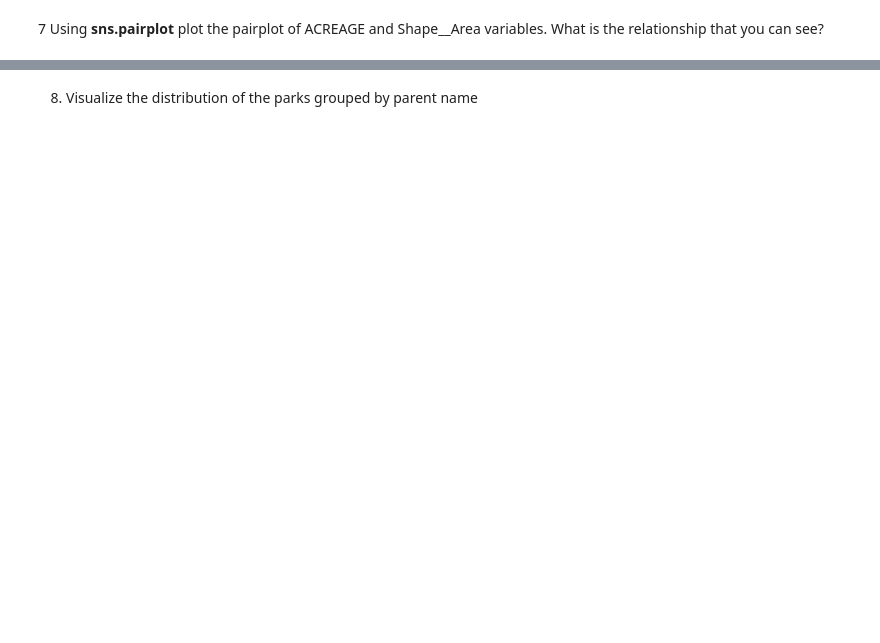
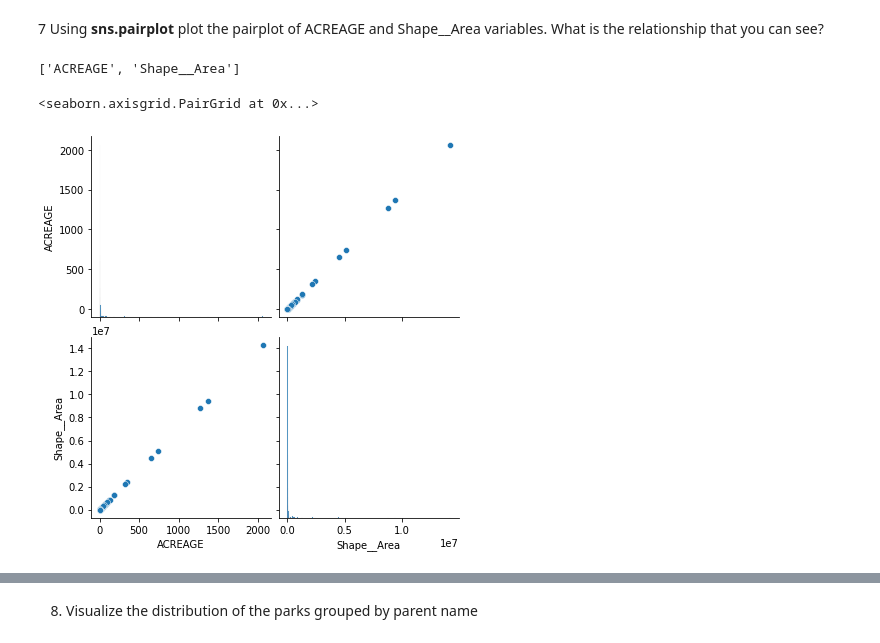
Before and after one commit to anner-paldor/geodata_course, a Jupyter notebook: HW2/HW2-Stats_Philly_Parks.ipynb, the cells around one changed output, grey strips where cells are left out. Saved outputs shown, nothing was run; the diff lists cells and outputs as text; code cells hidden in the pictures; blank space fills up the shorter version.

```diff
--- a/HW2/HW2-Stats_Philly_Parks.ipynb
+++ b/HW2/HW2-Stats_Philly_Parks.ipynb
@@ -239,10 +239,15 @@ group_park
 # %%
 # Plotting pairplot
 
-pair = ...
+pair = ['ACREAGE', 'Shape__Area']
 pair
+# %% [output]
+['ACREAGE', 'Shape__Area']
 # %%
-sns.pairplot(group_park[pair], size=2.0)
+sns.pairplot(group_park[pair], height=3.0)
+# %% [output]
+<seaborn.axisgrid.PairGrid at 0x...>
+[figure, added]
 # %%
 #Visualize the distribution of the parks grouped by parent name
 # Calculate mean and median
```
Also changed, not shown: parts of 5 cells of this notebook.
